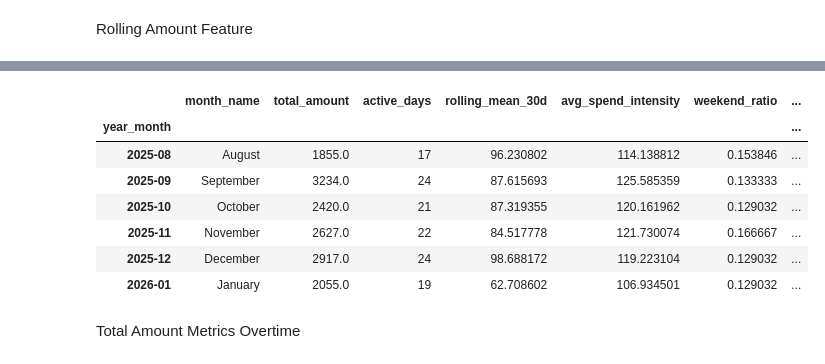
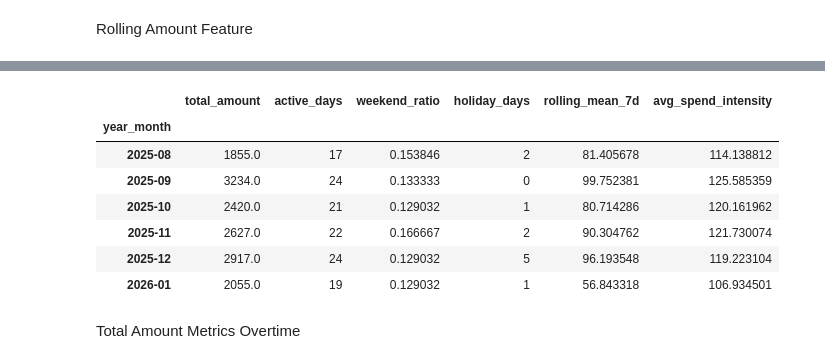
Before and after one commit to johnkristanf/expensepro-forecasting, a Jupyter notebook: notebooks/eda.ipynb, the cells around one changed output, grey strips where cells are left out. Drawn from its saved outputs; the diff is of its cells as text; code cells hidden in the pictures.

```diff
--- a/notebooks/eda.ipynb
+++ b/notebooks/eda.ipynb
@@ -128,13 +128,13 @@ daily_expense["rolling_mean_7d"] = (
     daily_expense["total_amount"].rolling(7, min_periods=1).mean()
 )
 
-daily_expense["rolling_mean_14d"] = (
-    daily_expense["total_amount"].rolling(14, min_periods=1).mean()
-)
+# daily_expense["rolling_mean_14d"] = (
+#     daily_expense["total_amount"].rolling(14, min_periods=1).mean()
+# )
 
-daily_expense["rolling_mean_30d"] = (
-    daily_expense["total_amount"].rolling(30, min_periods=1).mean()
-)
+# daily_expense["rolling_mean_30d"] = (
+#     daily_expense["total_amount"].rolling(30, min_periods=1).mean()
+# )
 
 daily_expense
 # %% [output]
@@ -154,37 +154,37 @@ daily_expense
 # %%
 daily_expense["avg_spend_per_active_day_30d"] = (
     daily_expense["total_amount"]
     .rolling(30, min_periods=1)
     .sum() / daily_expense["has_spend"]
     .rolling(30, min_periods=1)
     .sum()
     .replace(0, np.nan)
 )
 
 df = daily_expense.copy()
 df["year_month"] = df["date_spent"].dt.to_period("M")
 df["month_name"] = df["date_spent"].dt.strftime("%B")
 
 monthly = df.groupby("year_month").agg(
-    month_name=("month_name", "first"),
+    # month_name=("month_name", "first"),
     total_amount=("total_amount", "sum"),                     # TARGET
     active_days=("has_spend", "sum"),
-    rolling_mean_30d=("rolling_mean_30d", "mean"),
-    avg_spend_intensity=("avg_spend_per_active_day_30d", "mean"),
     weekend_ratio=("weekend", "mean"),
     holiday_days=("holiday", "sum"),
+    rolling_mean_7d=("rolling_mean_7d", "mean"),
+    avg_spend_intensity=("avg_spend_per_active_day_30d", "mean"),
 )
 
 monthly
 # %% [output]
-|  | month_name | total_amount | active_days | rolling_mean_30d | avg_spend_intensity | weekend_ratio | ... |
-| year_month |  |  |  |  |  |  | ... |
-| 2025-08 | August | 1855.0 | 17 | 96.230802 | 114.138812 | 0.153846 | ... |
-| 2025-09 | September | 3234.0 | 24 | 87.615693 | 125.585359 | 0.133333 | ... |
-| 2025-10 | October | 2420.0 | 21 | 87.319355 | 120.161962 | 0.129032 | ... |
-| 2025-11 | November | 2627.0 | 22 | 84.517778 | 121.730074 | 0.166667 | ... |
-| 2025-12 | December | 2917.0 | 24 | 98.688172 | 119.223104 | 0.129032 | ... |
-| 2026-01 | January | 2055.0 | 19 | 62.708602 | 106.934501 | 0.129032 | ... |
+|  | total_amount | active_days | weekend_ratio | holiday_days | rolling_mean_7d | avg_spend_intensity |
+| year_month |  |  |  |  |  |  |
+| 2025-08 | 1855.0 | 17 | 0.153846 | 2 | 81.405678 | 114.138812 |
+| 2025-09 | 3234.0 | 24 | 0.133333 | 0 | 99.752381 | 125.585359 |
+| 2025-10 | 2420.0 | 21 | 0.129032 | 1 | 80.714286 | 120.161962 |
+| 2025-11 | 2627.0 | 22 | 0.166667 | 2 | 90.304762 | 121.730074 |
+| 2025-12 | 2917.0 | 24 | 0.129032 | 5 | 96.193548 | 119.223104 |
+| 2026-01 | 2055.0 | 19 | 0.129032 | 1 | 56.843318 | 106.934501 |
 # %% [markdown]
 Total Amount Metrics Overtime
 # %%
```
Also changed, not shown: parts of 7 cells of this notebook.
